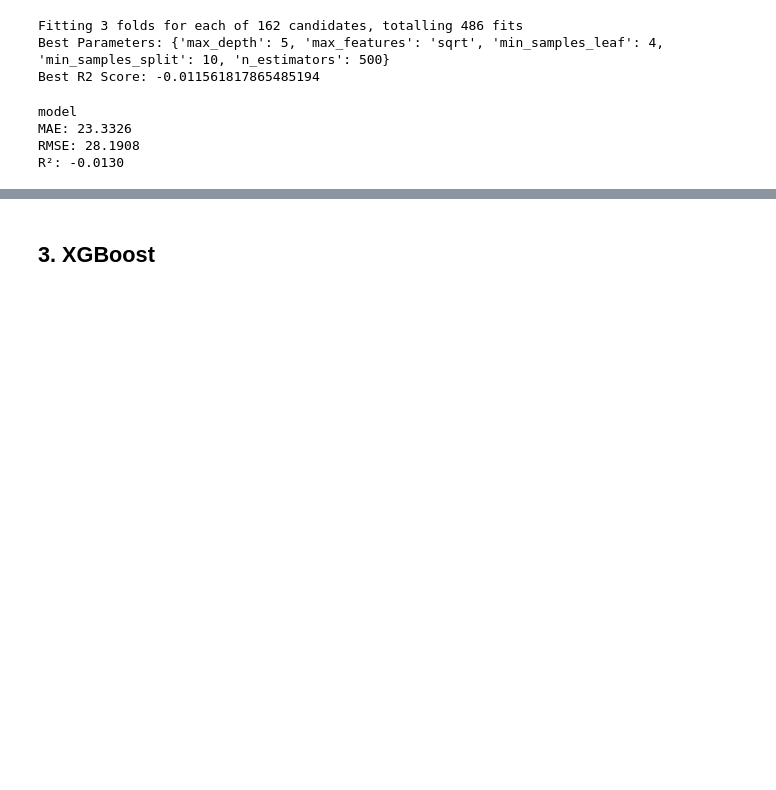
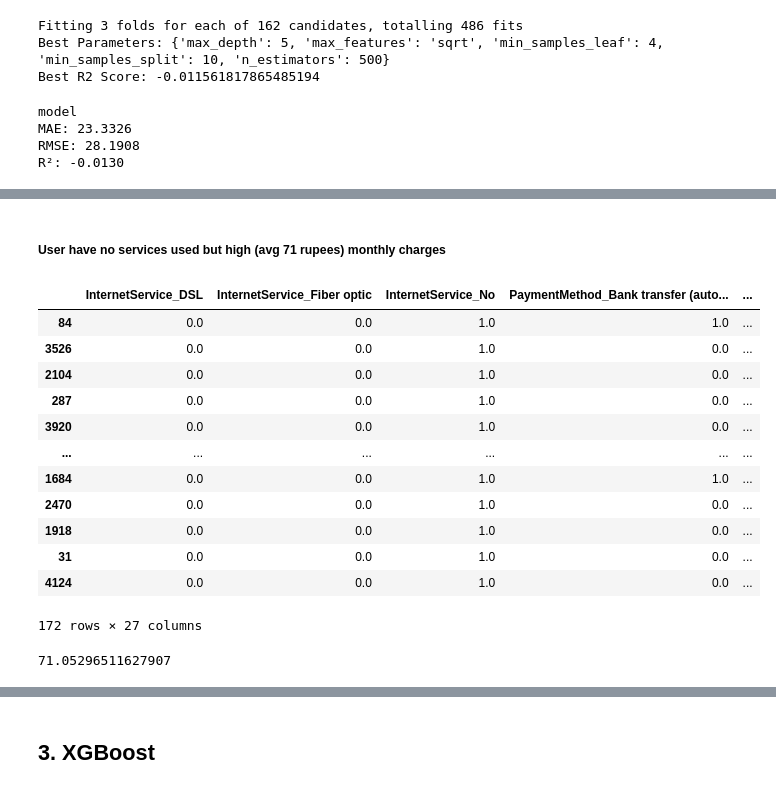
Before and after one commit to Roshani002/SSPL_Practical_Assessment, a Jupyter notebook: regression_models.ipynb, the cells around one changed output, grey strips where cells are left out. Cells and saved outputs as stored; diff of their text form; code cells hidden in the pictures; blank space fills up the shorter version.

```diff
--- a/regression_models.ipynb
+++ b/regression_models.ipynb
@@ -212,0 +254,32 @@ pickle.dump(grid_search_rf, open("processed_data/models/regression/rf_tuned_mode
+# %% [markdown]
+##### **User have no services used but high (avg 71 rupees) monthly charges**
+# %%
+# so here when user is not using any service still monthlycharges avg is 71 which confirms wrong data
+high_charges_when_nothing_used = df[
+    (df['InternetService_No'] == 1) &
+    (df['MultipleLines'] == 0) &
+    (df['PhoneService'] == 0) &
+    (df['TotalInternetServicesUsed'] == 0)
+    # (df['y_true'] > 50)
+]
+high_charges_when_nothing_used
+# 172 records
+# %% [output]
+|  | InternetService_DSL | InternetService_Fiber optic | InternetService_No | PaymentMethod_Bank transfer (auto... | ... |
+| 84 | 0.0 | 0.0 | 1.0 | 1.0 | ... |
+| 3526 | 0.0 | 0.0 | 1.0 | 0.0 | ... |
+| 2104 | 0.0 | 0.0 | 1.0 | 0.0 | ... |
+| 287 | 0.0 | 0.0 | 1.0 | 0.0 | ... |
+| 3920 | 0.0 | 0.0 | 1.0 | 0.0 | ... |
+| ... | ... | ... | ... | ... | ... |
+| 1684 | 0.0 | 0.0 | 1.0 | 1.0 | ... |
+| 2470 | 0.0 | 0.0 | 1.0 | 0.0 | ... |
+| 1918 | 0.0 | 0.0 | 1.0 | 0.0 | ... |
+| 31 | 0.0 | 0.0 | 1.0 | 0.0 | ... |
+| 4124 | 0.0 | 0.0 | 1.0 | 0.0 | ... |
+172 rows × 27 columns
+# %%
+mean = high_charges_when_nothing_used['y_true'].mean()
+print(mean)
+# %% [output]
+71.05296511627907
```
Also changed, not shown: parts of 16 cells of this notebook, 6 other files.
